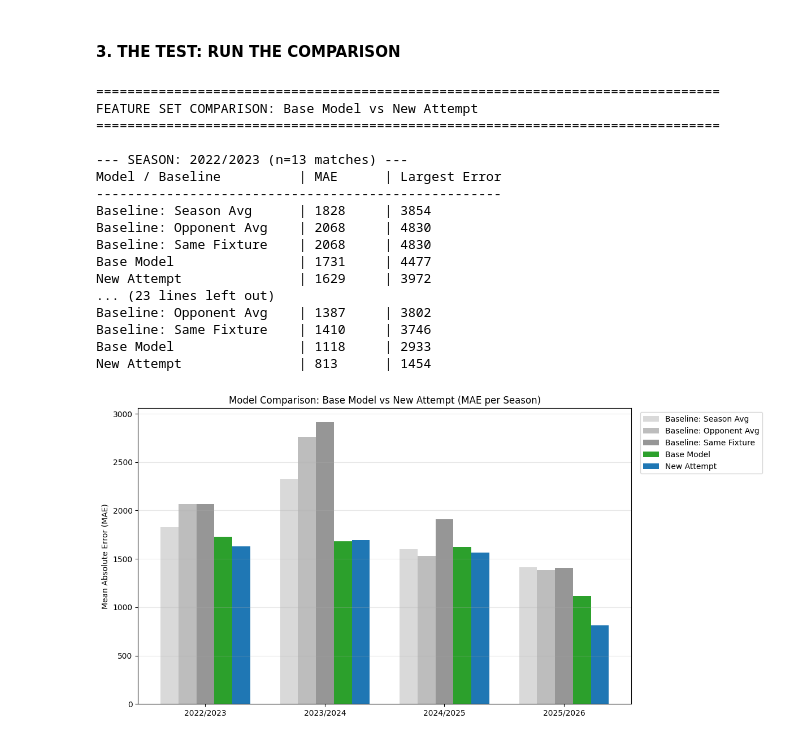
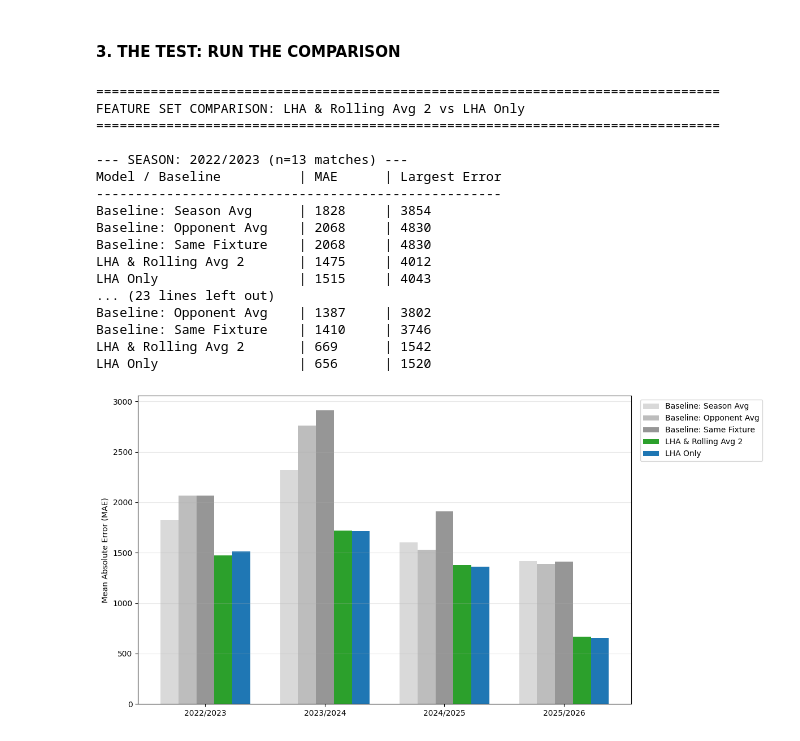
Before and after one commit to Oleksandr-Uvarov/OHL-team-16, a Jupyter notebook: current sota/model_yasmina.ipynb, the cells around one changed output. Drawn from its saved outputs; the diff is of its cells as text; code cells hidden in the pictures.

```diff
--- a/current sota/model_yasmina.ipynb
+++ b/current sota/model_yasmina.ipynb
@@ -135,59 +162,68 @@ df = df.sort_values("match_date").reset_index(drop=True)
 df["last_home_attendance"] = df["tickets_scanned"].shift(1)
 
 df["rolling_avg_3"] = df["tickets_scanned"].shift(1).rolling(window=3).mean()
+df["rolling_avg_2"] = df["tickets_scanned"].shift(1).rolling(window=2).mean()
+df["rolling_avg_1"] = df["tickets_scanned"].shift(1).rolling(window=1).mean()
 
 df["opponent_avg"] = df.groupby("away_team")["tickets_scanned"].transform(lambda x: x.shift().expanding().mean())
 df["season_expanding_avg"] = df["tickets_scanned"].shift().expanding().mean()
 df["opponent_avg"] = df["opponent_avg"].fillna(df["season_expanding_avg"])
 
 df["school_holiday_name"] = df["school_holiday_name"].fillna("None")
+df["is_public_holiday"] = df["is_public_holiday"].fillna("False")
 
 df = df.dropna(subset=["last_home_attendance", "rolling_avg_3"])
 # %% [markdown]
 #### 2. THE MENU: DEFINE YOUR FEATURE LISTS
 # %%
-features_basic = [
+# List of features in the base model
+current_model = [
     "opponent_avg",
     "last_home_attendance",
-    "is_weekend"
-]
-
-features_custom = [
-    "opponent_avg",
-    "last_home_attendance",
-    "rolling_avg_3",
+    "rolling_avg_2",
     "matchday",
     "is_weekend",
     "academic_week",
     "stage",
-    "school_holiday_name"
 ]
+current_model_name = "LHA & Rolling Avg 2"
+
+# List of features in the new model
+new_model = [
+    "opponent_avg",
+    "last_home_attendance",
+    "matchday",
+    "is_weekend",
+    "academic_week",
+    "stage"
+]
+new_model_name = "LHA Only"
 # %% [markdown]
 #### 3. THE TEST: RUN THE COMPARISON
 # %%
 compare_feature_sets(
     df=df,
     features_1=features_basic,
     features_2=features_custom,
-    name_1="Base Model",
-    name_2="New Attempt"
+    name_1=current_model_name,
+    name_2=new_model_name
 )
 # %% [output]
 ================================================================================
-FEATURE SET COMPARISON: Base Model vs New Attempt
+FEATURE SET COMPARISON: LHA & Rolling Avg 2 vs LHA Only
 ================================================================================
 
 --- SEASON: 2022/2023 (n=13 matches) ---
 Model / Baseline          | MAE      | Largest Error
 ----------------------------------------------------
 Baseline: Season Avg      | 1828     | 3854
 Baseline: Opponent Avg    | 2068     | 4830
 Baseline: Same Fixture    | 2068     | 4830
-Base Model                | 1731     | 4477
-New Attempt               | 1629     | 3972
+LHA & Rolling Avg 2       | 1475     | 4012
+LHA Only                  | 1515     | 4043
 ... (23 lines left out)
 Baseline: Opponent Avg    | 1387     | 3802
 Baseline: Same Fixture    | 1410     | 3746
-Base Model                | 1118     | 2933
-New Attempt               | 813      | 1454
+LHA & Rolling Avg 2       | 669      | 1542
+LHA Only                  | 656      | 1520
-[figure, old version]
+[figure, new version]
```
Also changed, not shown: parts of 2 cells of this notebook.
